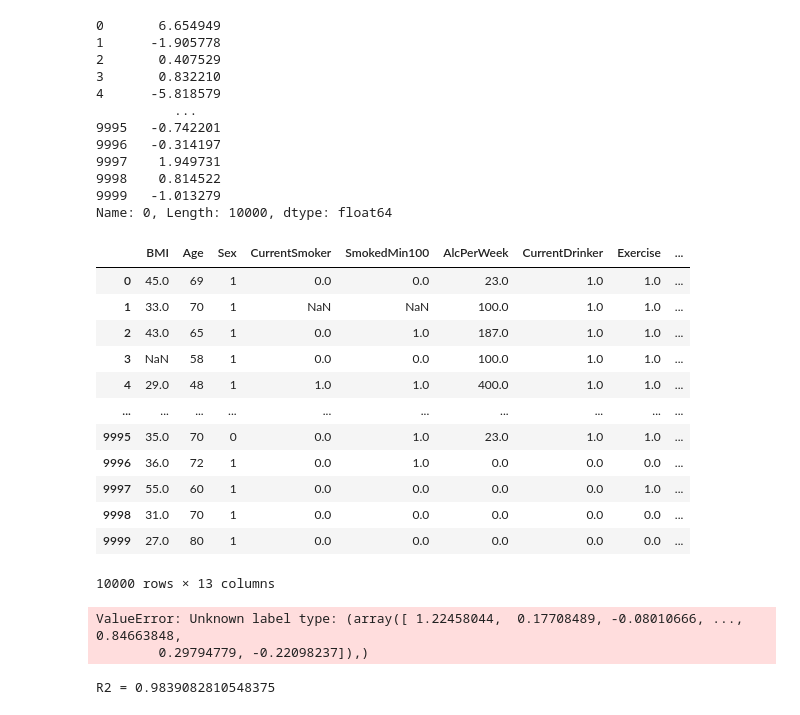
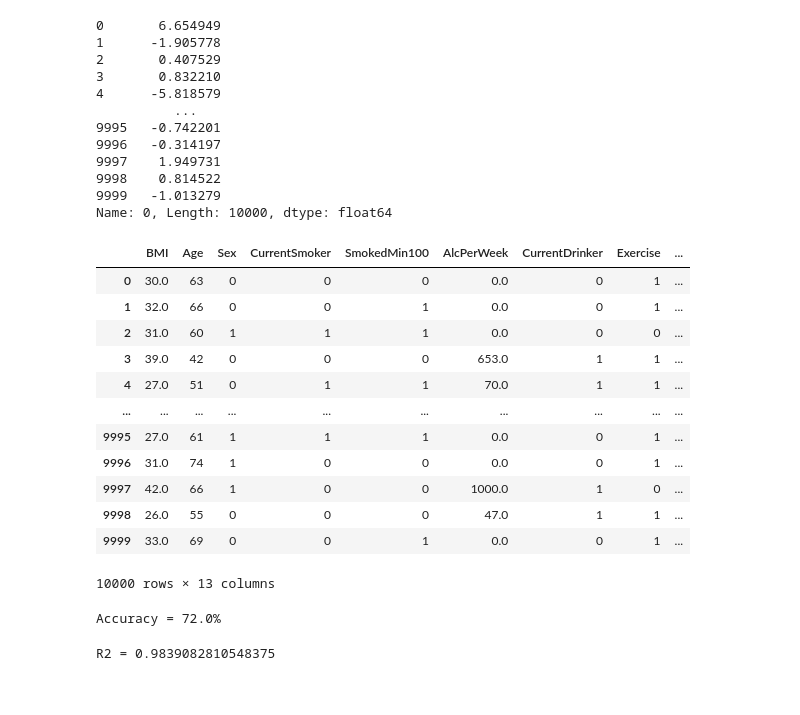
Before and after one commit to akleinau/Finch, a Jupyter notebook: notebooks/classification_any_data.ipynb, the cells around one changed output. Saved outputs shown, nothing was run; the diff lists cells and outputs as text; code cells hidden in the pictures.

```diff
--- a/notebooks/classification_any_data.ipynb
+++ b/notebooks/classification_any_data.ipynb
@@ -179,37 +178,38 @@ y
 Name: 0, Length: 10000, dtype: float64
 # %%
 data = pd.read_csv('../datasets/custom_brfss_full.csv')
-data = data.dropna(subset=['Diabetes']) #delete rows with NaN values in Diabetes
+columns = ['Diabetes', 'Sex', 'CurrentSmoker', 'SmokedMin100', 'CurrentDrinker', 'Exercise', 'High_Blood_Pressure', 'Weight_Category', 'General_Health']
+data = data.dropna(subset=columns) #delete rows with NaN values in any of the used columns
 
 # sample 10000 rows, with 5000 rows for each class
 data = data.groupby('Diabetes').apply(lambda x: x.sample(n=5000, random_state=0))
 data = data.reset_index(drop=True)
 
 y = data['Diabetes'].copy()
 y = y.replace({'No': 0, 'Yes': 1})
 X = data.drop(['Diabetes', 'Stroke', 'HeartAttack', 'SkinCancer', 'Asthma', 'Angina_or_Coronary_Heart_Disease', 'Arthritis', 'KidneyDisease', 'Diabetes', 'Smoker'], axis=1)
 X['Sex'] = pd.to_numeric(X['Sex'].replace({'Female': 1, 'Male': 0}))
 X['CurrentSmoker'] = pd.to_numeric(X['CurrentSmoker'].replace({'No': 0, 'Yes': 1}))
 X['SmokedMin100'] = pd.to_numeric(X['SmokedMin100'].replace({'No': 0, 'Yes': 1}))
 X['CurrentDrinker'] = pd.to_numeric(X['CurrentDrinker'].replace({'No': 0, 'Yes': 1}))
 X['Exercise'] = pd.to_numeric(X['Exercise'].replace({'No': 0, 'Yes': 1}))
 X['High_Blood_Pressure'] = pd.to_numeric(X['High_Blood_Pressure'].replace({'No': 0, 'Yes': 1}))
 X['Weight_Category'] = pd.to_numeric(X['Weight_Category'].replace({'Underweight': 0, 'Normal Weight': 1, 'Overweight': 2, 'Obese': 3}))
 X['General_Health'] = pd.to_numeric(X['General_Health'].replace({'Excellent': 0, 'Very good': 1, 'Good': 2, 'Fair': 3, 'Poor': 4}))
 X
 # %% [output]
 |  | BMI | Age | Sex | CurrentSmoker | SmokedMin100 | AlcPerWeek | CurrentDrinker | Exercise | ... |
-| 0 | 45.0 | 69 | 1 | 0.0 | 0.0 | 23.0 | 1.0 | 1.0 | ... |
-| 1 | 33.0 | 70 | 1 | NaN | NaN | 100.0 | 1.0 | 1.0 | ... |
-| 2 | 43.0 | 65 | 1 | 0.0 | 1.0 | 187.0 | 1.0 | 1.0 | ... |
-| 3 | NaN | 58 | 1 | 0.0 | 0.0 | 100.0 | 1.0 | 1.0 | ... |
-| 4 | 29.0 | 48 | 1 | 1.0 | 1.0 | 400.0 | 1.0 | 1.0 | ... |
+| 0 | 30.0 | 63 | 0 | 0 | 0 | 0.0 | 0 | 1 | ... |
+| 1 | 32.0 | 66 | 0 | 0 | 1 | 0.0 | 0 | 1 | ... |
+| 2 | 31.0 | 60 | 1 | 1 | 1 | 0.0 | 0 | 0 | ... |
+| 3 | 39.0 | 42 | 0 | 0 | 0 | 653.0 | 1 | 1 | ... |
+| 4 | 27.0 | 51 | 0 | 1 | 1 | 70.0 | 1 | 1 | ... |
 | ... | ... | ... | ... | ... | ... | ... | ... | ... | ... |
-| 9995 | 35.0 | 70 | 0 | 0.0 | 1.0 | 23.0 | 1.0 | 1.0 | ... |
-| 9996 | 36.0 | 72 | 1 | 0.0 | 1.0 | 0.0 | 0.0 | 0.0 | ... |
-| 9997 | 55.0 | 60 | 1 | 0.0 | 0.0 | 0.0 | 0.0 | 1.0 | ... |
-| 9998 | 31.0 | 70 | 1 | 0.0 | 0.0 | 0.0 | 0.0 | 0.0 | ... |
-| 9999 | 27.0 | 80 | 1 | 0.0 | 0.0 | 0.0 | 0.0 | 0.0 | ... |
+| 9995 | 27.0 | 61 | 1 | 1 | 1 | 0.0 | 0 | 1 | ... |
+| 9996 | 31.0 | 74 | 1 | 0 | 0 | 0.0 | 0 | 1 | ... |
+| 9997 | 42.0 | 66 | 1 | 0 | 0 | 1000.0 | 1 | 0 | ... |
+| 9998 | 26.0 | 55 | 0 | 0 | 0 | 47.0 | 1 | 1 | ... |
+| 9999 | 33.0 | 69 | 0 | 0 | 1 | 0.0 | 0 | 1 | ... |
 10000 rows × 13 columns
 # %%
 X = X.select_dtypes(include=[np.number]) #filter X to only include numeric columns
@@ -239,8 +239,7 @@ def print_accuracy(f):
 
 print_accuracy(nn.predict)
 # %% [output]
-ValueError: Unknown label type: (array([ 1.22458044,  0.17708489, -0.08010666, ...,  0.84663848,
-        0.29794779, -0.22098237]),)
+Accuracy = 72.0%
 # %%
 X = X.select_dtypes(include=[np.number]) #filter X to only include numeric columns
 X = X.fillna(X.mean()) #fill NaN values with the mean of the column
```
Also changed, not shown: parts of 4 cells of this notebook, 2 other files.
